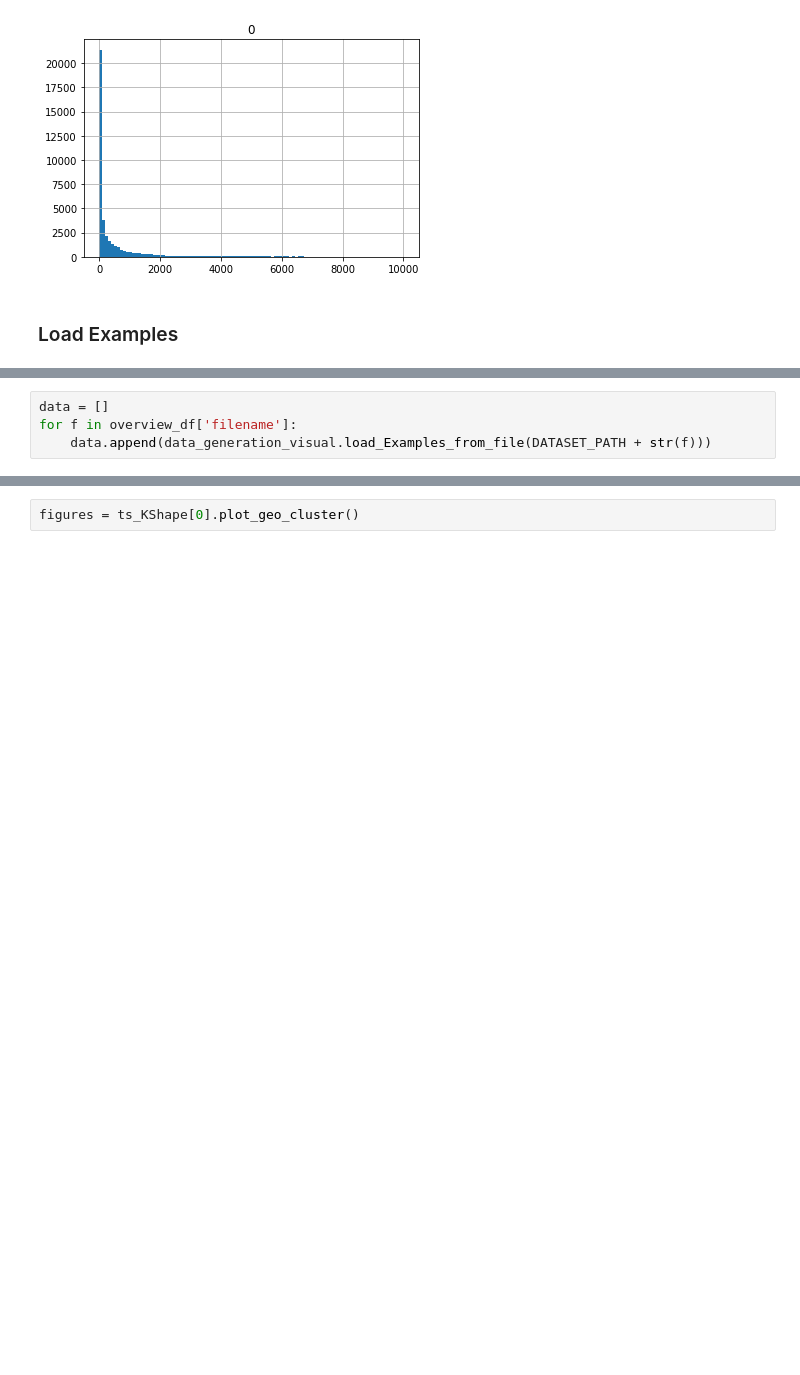
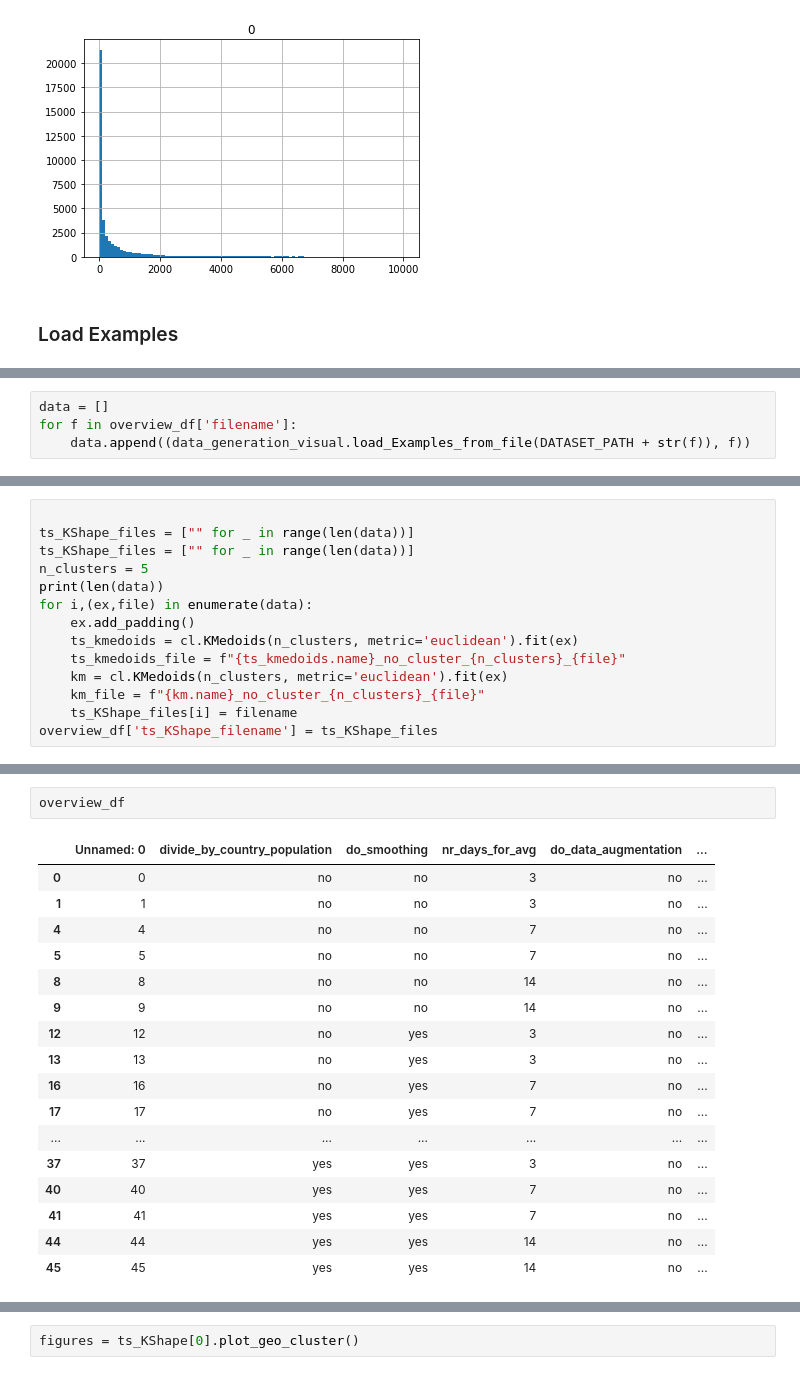
Before and after one commit to mlai-student/Lab2020-21ClusteringCovidData, a Jupyter notebook: notebooks/Tutorial.ipynb, the cells around one changed output, grey strips where cells are left out. Cells and saved outputs as stored; diff of their text form; blank space fills up the shorter version.

```diff
--- a/notebooks/Tutorial.ipynb
+++ b/notebooks/Tutorial.ipynb
@@ -51,4 +63,4 @@ overview_df.head()
 # %%
 data = []
 for f in overview_df['filename']:
-    data.append(data_generation_visual.load_Examples_from_file(DATASET_PATH + str(f)))
+    data.append((data_generation_visual.load_Examples_from_file(DATASET_PATH + str(f)), f))
@@ -63,0 +67,14 @@ for ex in data[:3]:
+# %%
+
+ts_KShape_files = ["" for _ in range(len(data))]
+ts_KShape_files = ["" for _ in range(len(data))]
+n_clusters = 5
+print(len(data))
+for i,(ex,file) in enumerate(data):
+    ex.add_padding()
+    ts_kmedoids = cl.KMedoids(n_clusters, metric='euclidean').fit(ex)
+    ts_kmedoids_file = f"{ts_kmedoids.name}_no_cluster_{n_clusters}_{file}"
+    km = cl.KMedoids(n_clusters, metric='euclidean').fit(ex)
+    km_file = f"{km.name}_no_cluster_{n_clusters}_{file}"
+    ts_KShape_files[i] = filename
+overview_df['ts_KShape_filename'] = ts_KShape_files
@@ -64,3 +99,23 @@ for ex in data[:3]:
+# %%
+overview_df
+# %% [output]
+|  | Unnamed: 0 | divide_by_country_population | do_smoothing | nr_days_for_avg | do_data_augmentation | ... |
+| 0 | 0 | no | no | 3 | no | ... |
+| 1 | 1 | no | no | 3 | no | ... |
+| 4 | 4 | no | no | 7 | no | ... |
+| 5 | 5 | no | no | 7 | no | ... |
+| 8 | 8 | no | no | 14 | no | ... |
+| 9 | 9 | no | no | 14 | no | ... |
+| 12 | 12 | no | yes | 3 | no | ... |
+| 13 | 13 | no | yes | 3 | no | ... |
+| 16 | 16 | no | yes | 7 | no | ... |
+| 17 | 17 | no | yes | 7 | no | ... |
+| ... | ... | ... | ... | ... | ... | ... |
+| 37 | 37 | yes | yes | 3 | no | ... |
+| 40 | 40 | yes | yes | 7 | no | ... |
+| 41 | 41 | yes | yes | 7 | no | ... |
+| 44 | 44 | yes | yes | 14 | no | ... |
+| 45 | 45 | yes | yes | 14 | no | ... |
 # %%
 for c in ts_KShape:
     c.statistics()
```
Also changed, not shown: parts of 9 cells of this notebook, 1 other file.
